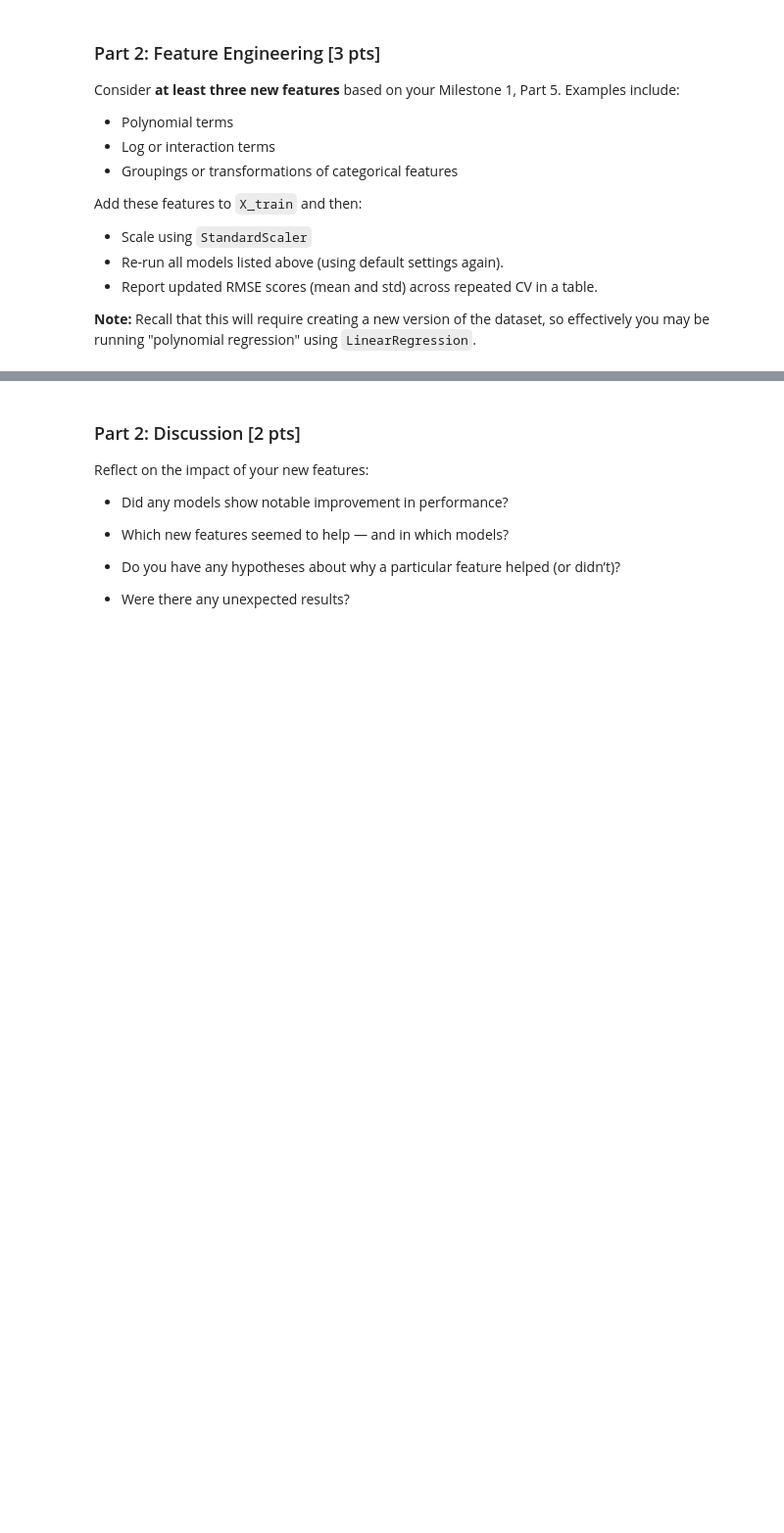
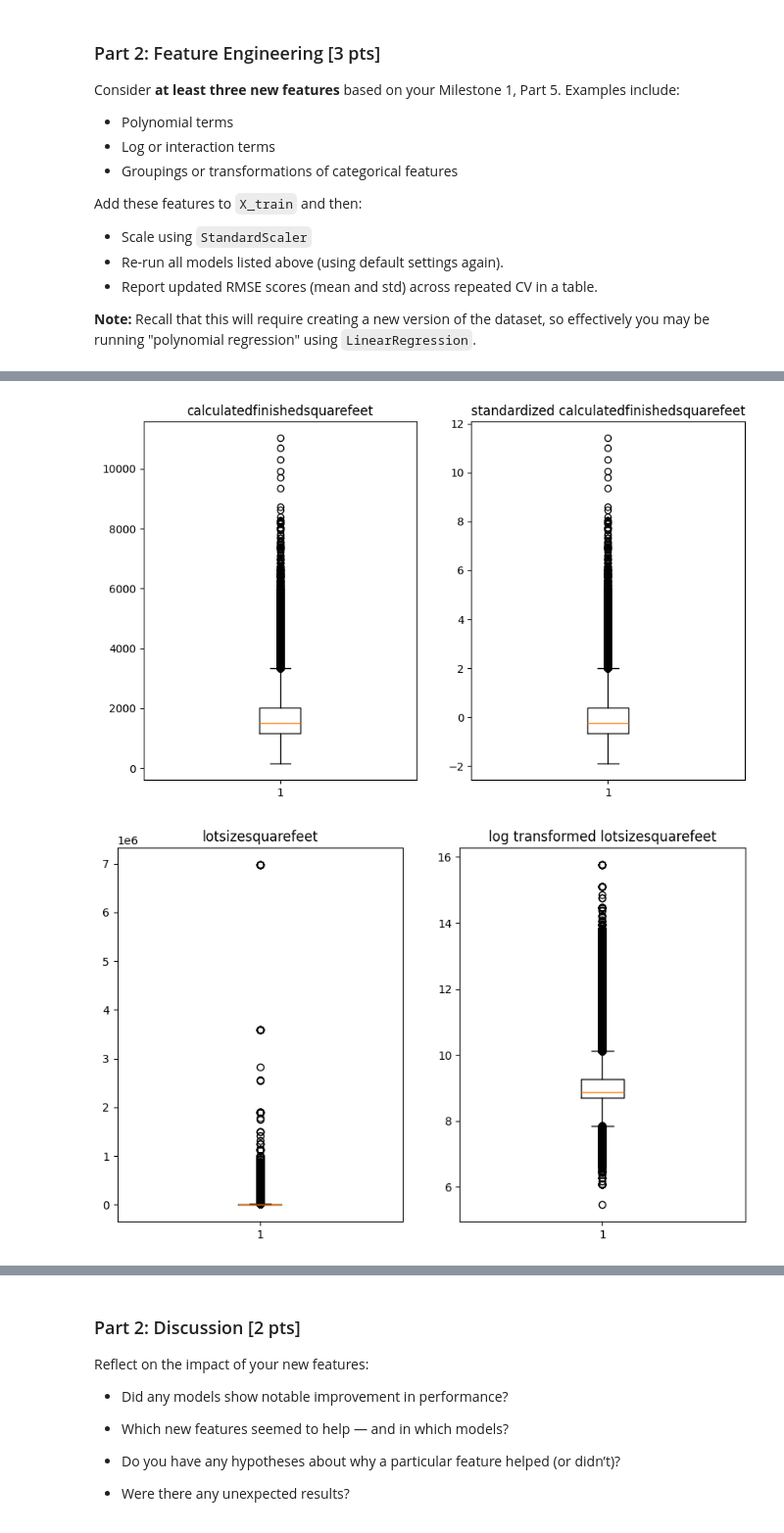
Before and after one commit to jtvon/Module-3-Assignments, a Jupyter notebook: Milestone_02.ipynb, the cells around one changed output, grey strips where cells are left out. Shown: that part at 98% size. Cells and saved outputs as stored; diff of their text form; code cells hidden in the pictures; blank space fills up the shorter version.

```diff
--- a/Milestone_02.ipynb
+++ b/Milestone_02.ipynb
@@ -247,0 +260,22 @@ Add these features to `X_train` and then:
+# %%
+# log transfer
+def log_transformation(df, column):
+  df[f'{column}_log_transformed'] = np.log(df[column])
+  fig, axes = plt.subplots(1, 2, figsize=(10,6))
+  axes[0].boxplot(df[column])
+  axes[0].set_title(column)
+  axes[1].boxplot(df[f'{column}_log_transformed'])
+  axes[1].set_title(f'log transformed {column}')
+# %%
+# polynomial for calculatedbathnbr
+def polynomial_transformation(df, column, degree):
+  df[f'{column}_poly_transformed'] = df[column]**degree
+  fig, axes = plt.subplots(1, 2, figsize=(10,6))
+  axes[0].boxplot(df[column])
+  axes[0].set_title(column)
+  axes[1].boxplot(df[f'{column}_poly_transformed'])
+  axes[1].set_title(f'poly transformed {column}')
+# %%
+pd.set_option('display.max_columns', None)
+df_transformations = df.copy()
+df_transformations.head()
@@ -247,0 +289,14 @@ Add these features to `X_train` and then:
+# %%
+# Split the df_transofrmation data into features and target variables
+X_t = df_transformations.drop(columns=['taxvaluedollarcnt'])
+y_t = df_transformations['taxvaluedollarcnt']
+# %%
+# transform features using the defined funcitons
+standardized(X_t, 'calculatedfinishedsquarefeet')
+
+log_transformation(X_t, 'lotsizesquarefeet')
+
+polynomial_transformation(X_t, 'calculatedbathnbr', 2)
+# %% [output]
+[figure, added]
+[figure, added]
```
Also changed, not shown: parts of 17 cells of this notebook.
